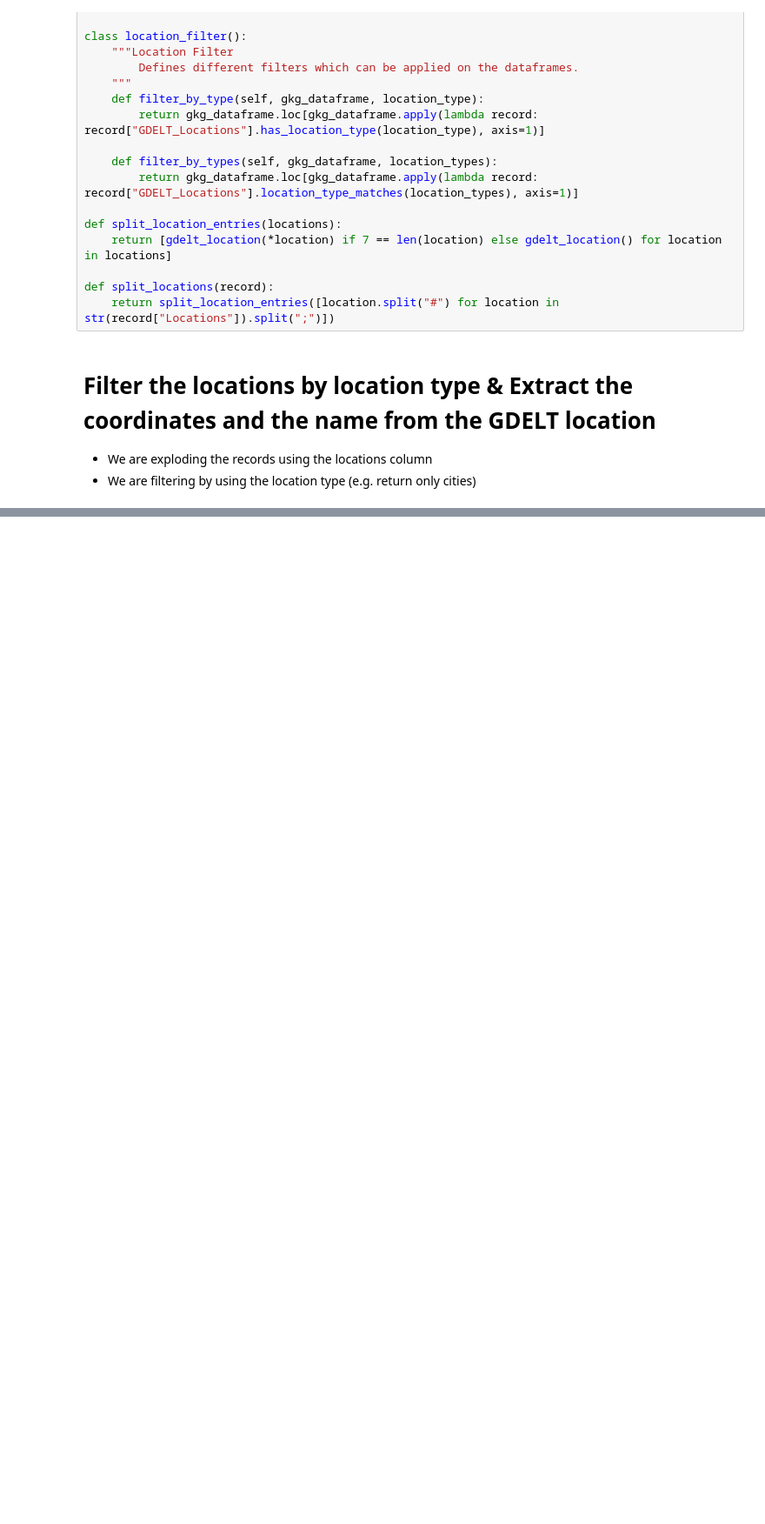
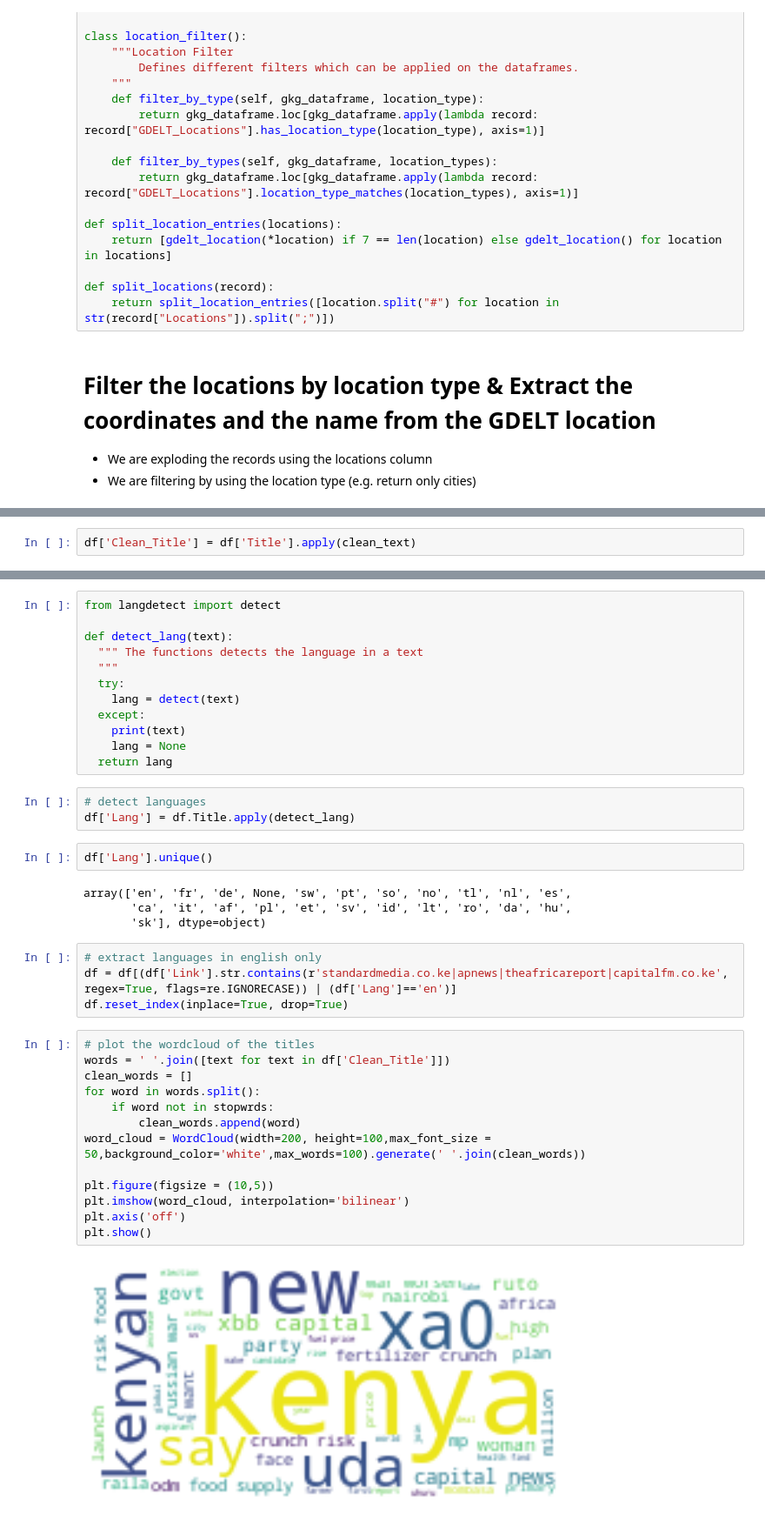
Before and after one commit to denniesbor/Module_3_Twist, a Jupyter notebook: Knowledge_Graph_Queries.ipynb, the cells around one changed output, grey strips where cells are left out. Shown at 87% size. Cells and saved outputs as stored; diff of their text form; blank space fills up the shorter version.

```diff
--- a/Knowledge_Graph_Queries.ipynb
+++ b/Knowledge_Graph_Queries.ipynb
@@ -185,0 +303,2 @@ text = df['GKGRECORDID'].iloc[0]
+# %%
+df['Clean_Title'] = df['Title'].apply(clean_text)
@@ -185,0 +318,40 @@ text = df['GKGRECORDID'].iloc[0]
+# %%
+from langdetect import detect
+
+def detect_lang(text):
+  """ The functions detects the language in a text
+  """
+  try:
+    lang = detect(text)
+  except:
+    print(text)
+    lang = None
+  return lang
+# %%
+# detect languages
+df['Lang'] = df.Title.apply(detect_lang)
+# %%
+df['Lang'].unique()
+# %% [output]
+array(['en', 'fr', 'de', None, 'sw', 'pt', 'so', 'no', 'tl', 'nl', 'es',
+       'ca', 'it', 'af', 'pl', 'et', 'sv', 'id', 'lt', 'ro', 'da', 'hu',
+       'sk'], dtype=object)
+# %%
+# extract languages in english only
+df = df[(df['Link'].str.contains(r'standardmedia.co.ke|apnews|theafricareport|capitalfm.co.ke', regex=True, flags=re.IGNORECASE)) | (df['Lang']=='en')]
+df.reset_index(inplace=True, drop=True)
+# %%
+# plot the wordcloud of the titles
+words = ' '.join([text for text in df['Clean_Title']])
+clean_words = []
+for word in words.split():
+    if word not in stopwrds:
+        clean_words.append(word)
+word_cloud = WordCloud(width=200, height=100,max_font_size = 50,background_color='white',max_words=100).generate(' '.join(clean_words))
+
+plt.figure(figsize = (10,5))
+plt.imshow(word_cloud, interpolation='bilinear')
+plt.axis('off')
+plt.show()
+# %% [output]
+[figure, added]
```
Also changed, not shown: parts of 26 cells of this notebook.
